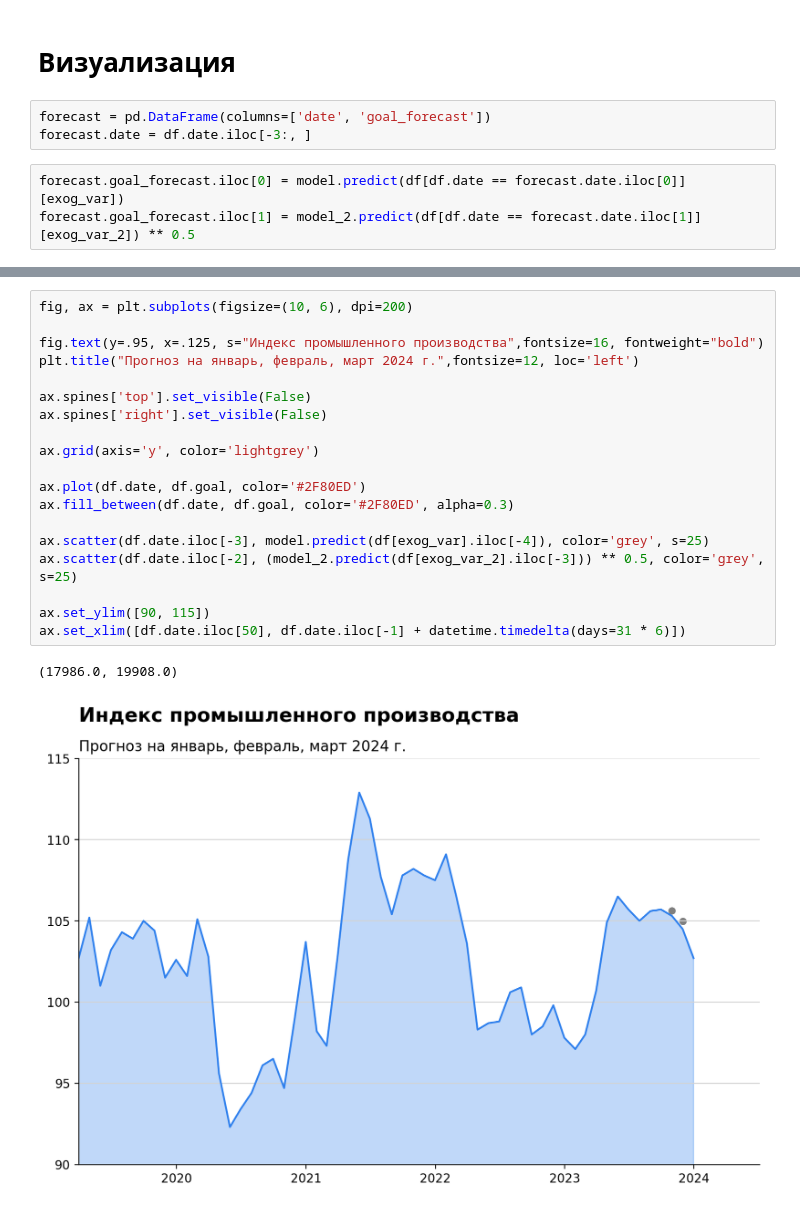
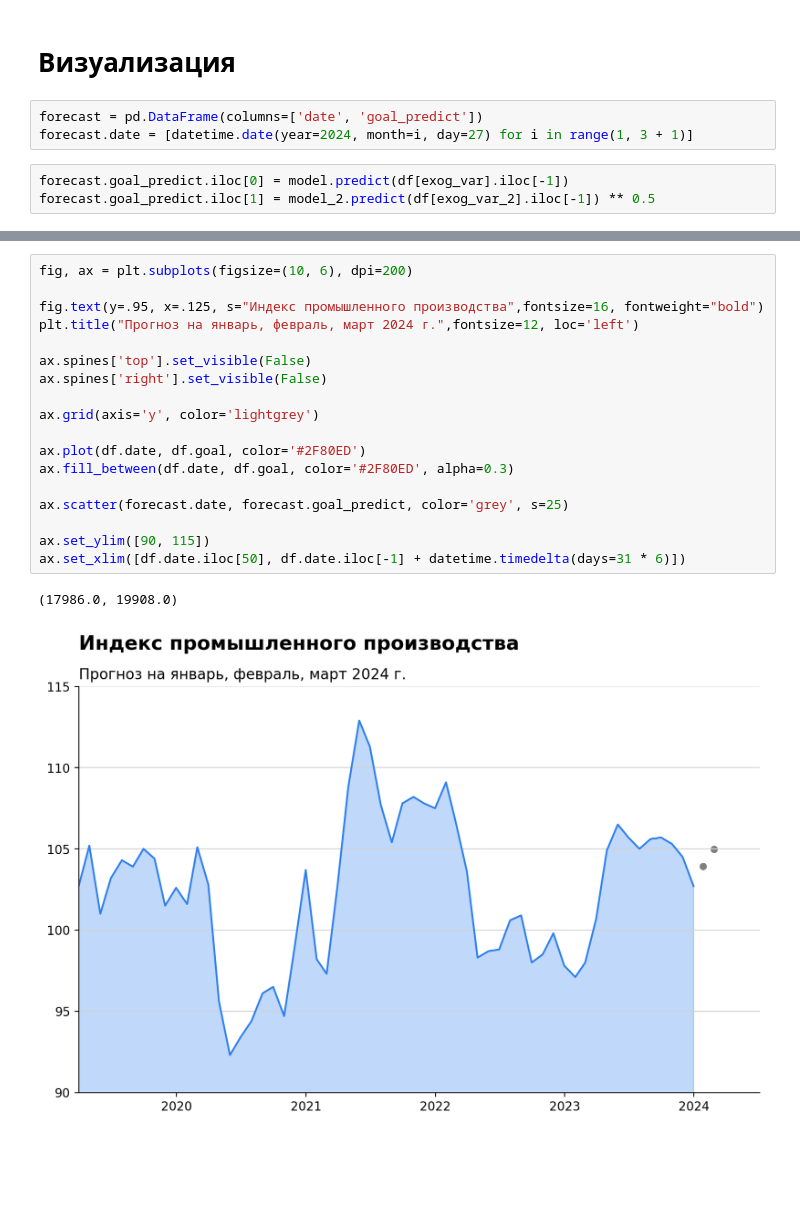
Before and after one commit to MishaAnikutin/regression-for-vavt, a Jupyter notebook: research/Индекс промышленного производства + CatBoost.ipynb, the cells around one changed output, grey strips where cells are left out. Saved outputs shown, nothing was run; the diff lists cells and outputs as text; blank space fills up the shorter version.

```diff
--- a/research/Индекс промышленного производства + CatBoost.ipynb
+++ b/research/Индекс промышленного производства + CatBoost.ipynb
@@ -332,11 +332,11 @@ model_2.predict(df[exog_var_2].iloc[-3]) ** 0.5
 # %% [markdown]
 # Визуализация
 # %%
-forecast = pd.DataFrame(columns=['date', 'goal_forecast'])
-forecast.date = df.date.iloc[-3:, ]
+forecast = pd.DataFrame(columns=['date', 'goal_predict'])
+forecast.date = [datetime.date(year=2024, month=i, day=27) for i in range(1, 3 + 1)]
 # %%
-forecast.goal_forecast.iloc[0] = model.predict(df[df.date == forecast.date.iloc[0]][exog_var])
-forecast.goal_forecast.iloc[1] = model_2.predict(df[df.date == forecast.date.iloc[1]][exog_var_2]) ** 0.5
+forecast.goal_predict.iloc[0] = model.predict(df[exog_var].iloc[-1])
+forecast.goal_predict.iloc[1] = model_2.predict(df[exog_var_2].iloc[-1]) ** 0.5
 # %%
 forecast
 # %% [output]
@@ -347,22 +347,21 @@ forecast
 # %%
 fig, ax = plt.subplots(figsize=(10, 6), dpi=200)
 
 fig.text(y=.95, x=.125, s="Индекс промышленного производства",fontsize=16, fontweight="bold")
 plt.title("Прогноз на январь, февраль, март 2024 г.",fontsize=12, loc='left')
 
 ax.spines['top'].set_visible(False)
 ax.spines['right'].set_visible(False)
 
 ax.grid(axis='y', color='lightgrey')
 
 ax.plot(df.date, df.goal, color='#2F80ED')
 ax.fill_between(df.date, df.goal, color='#2F80ED', alpha=0.3)
 
-ax.scatter(df.date.iloc[-3], model.predict(df[exog_var].iloc[-4]), color='grey', s=25)
-ax.scatter(df.date.iloc[-2], (model_2.predict(df[exog_var_2].iloc[-3])) ** 0.5, color='grey', s=25)
+ax.scatter(forecast.date, forecast.goal_predict, color='grey', s=25)
 
 ax.set_ylim([90, 115])
 ax.set_xlim([df.date.iloc[50], df.date.iloc[-1] + datetime.timedelta(days=31 * 6)])
 # %% [output]
 (17986.0, 19908.0)
-[figure, old version]
+[figure, new version]
```
Also changed, not shown: parts of 1 cell of this notebook.
